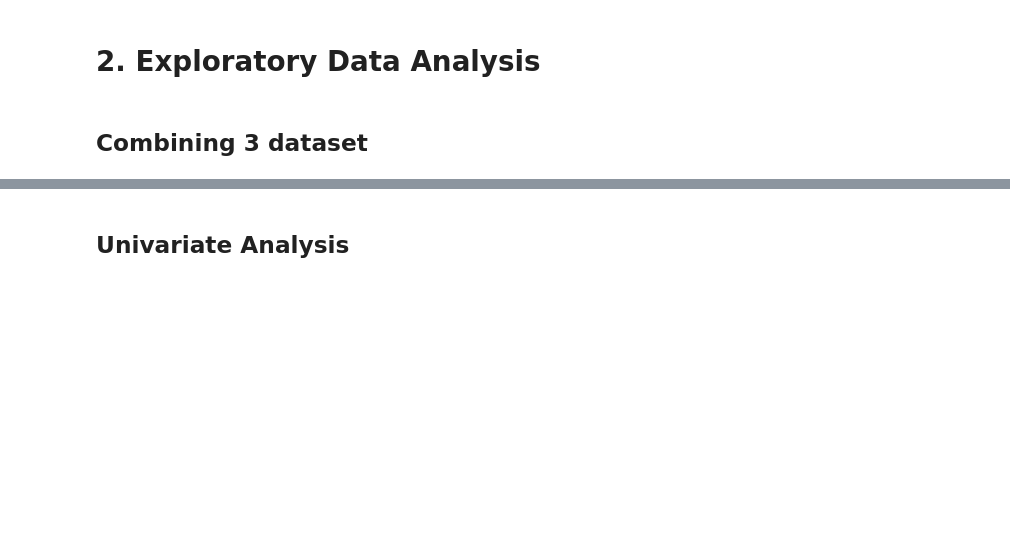
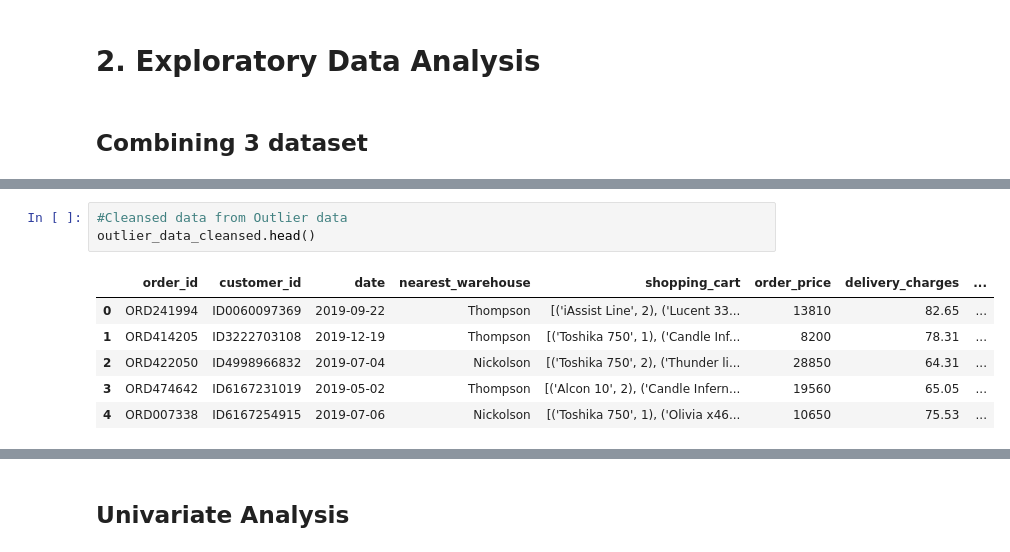
Before and after one commit to DanielTranDS/TransactionalRetailData-Wrangling-EDA, a Jupyter notebook: TransactionalRetail_Codes.ipynb, the cells around one changed output, grey strips where cells are left out. Drawn from its saved outputs; the diff is of its cells as text; blank space fills up the shorter version.

```diff
--- a/TransactionalRetail_Codes.ipynb
+++ b/TransactionalRetail_Codes.ipynb
@@ -1852,0 +1864,10 @@ missing_data_cleansed
+# %%
+#Cleansed data from Outlier data
+outlier_data_cleansed.head()
+# %% [output]
+|  | order_id | customer_id | date | nearest_warehouse | shopping_cart | order_price | delivery_charges | ... |
+| 0 | ORD241994 | ID0060097369 | 2019-09-22 | Thompson | [('iAssist Line', 2), ('Lucent 33... | 13810 | 82.65 | ... |
+| 1 | ORD414205 | ID3222703108 | 2019-12-19 | Thompson | [('Toshika 750', 1), ('Candle Inf... | 8200 | 78.31 | ... |
+| 2 | ORD422050 | ID4998966832 | 2019-07-04 | Nickolson | [('Toshika 750', 2), ('Thunder li... | 28850 | 64.31 | ... |
+| 3 | ORD474642 | ID6167231019 | 2019-05-02 | Thompson | [('Alcon 10', 2), ('Candle Infern... | 19560 | 65.05 | ... |
+| 4 | ORD007338 | ID6167254915 | 2019-07-06 | Nickolson | [('Toshika 750', 1), ('Olivia x46... | 10650 | 75.53 | ... |
```
Also changed, not shown: parts of 18 cells of this notebook.
